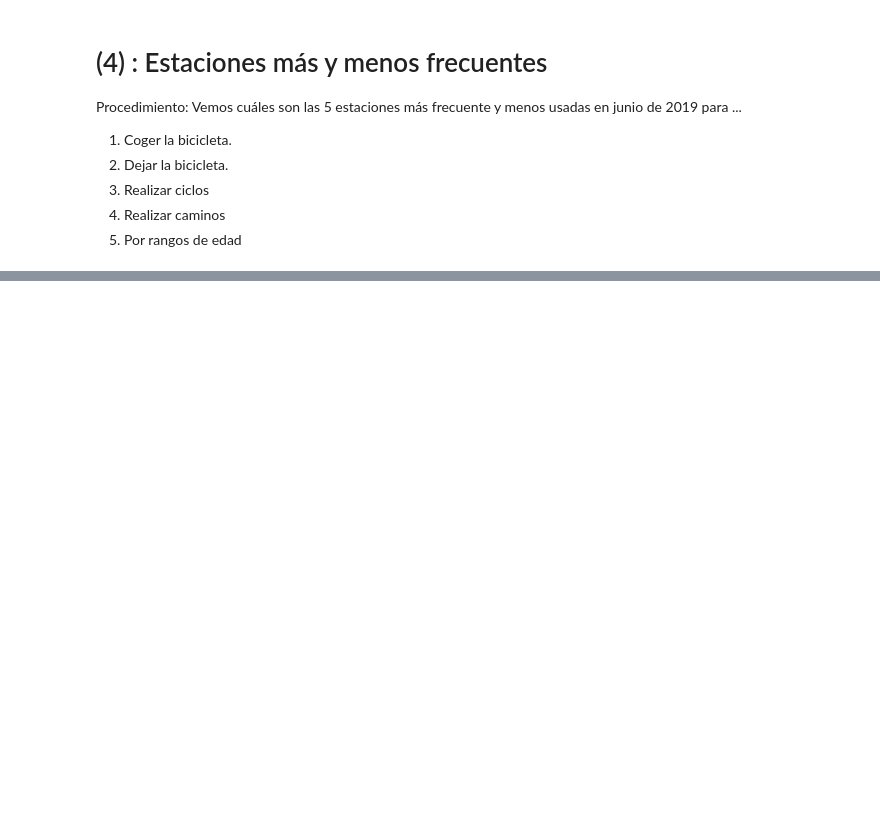
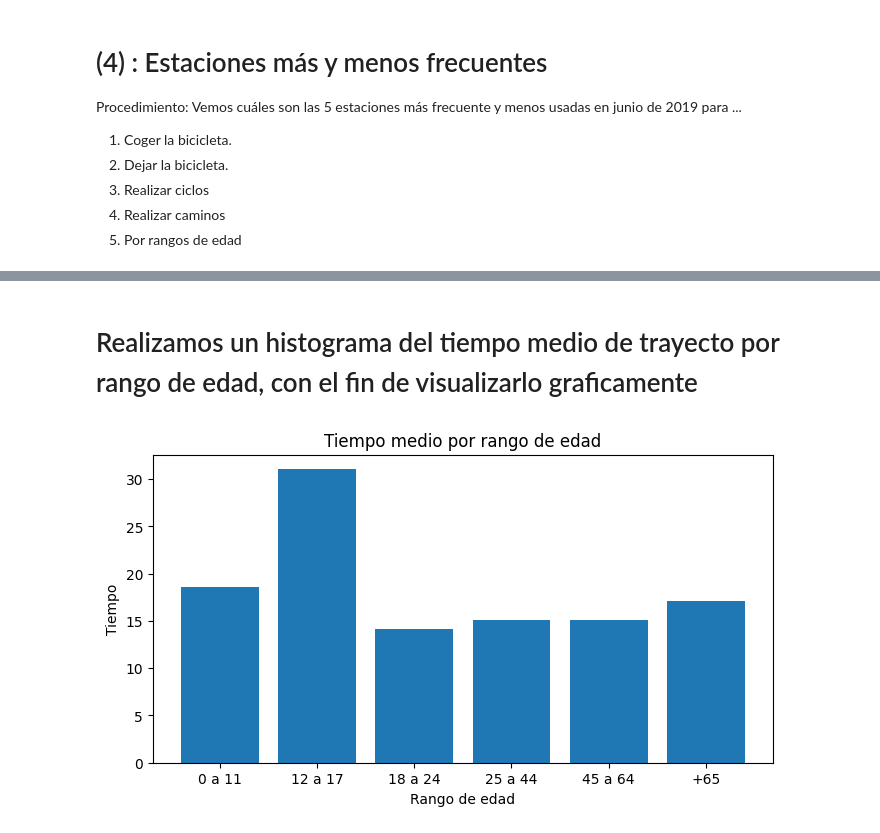
Before and after one commit to TeresaBallesterNavarro/Bicimad_Grupo16, a Jupyter notebook: practica_spark.ipynb, the cells around one changed output, grey strips where cells are left out. Drawn from its saved outputs; the diff is of its cells as text; code cells hidden in the pictures; blank space fills up the shorter version.

```diff
--- a/practica_spark.ipynb
+++ b/practica_spark.ipynb
@@ -286,14 +312,16 @@ usuarios_mayores.take(1)
 # %% [markdown]
 Ahora veamos cual es el tiempo promedio por franja de edad
 # %%
-media_niños = usuarios_niños.map(lambda x: (x[4])).mean()
-media_jovenes = usuarios_jovenes.map(lambda x: (x[4])).mean()
-media_jovenes_adultos = usuarios_jovenes_adultos.map(lambda x: (x[4])).mean()
-media_adultos = usuarios_adultos.map(lambda x: (x[4])).mean()
-media_mayores = usuarios_mayores.map(lambda x: (x[4])).mean()
-print(f'El tiempo medio de uso en los niños es {(f"{(media_niños/60):.2f}")} horas')
-print(f'El tiempo medio de uso en los jovenes es {f"{(media_jovenes/60):.2f}"} horas')
-print(f'El tiempo medio de uso en los jovenes/adultos es {f"{(media_jovenes_adultos/60):.2f}"} horas')
-print(f'El tiempo medio de uso en los adultos es {f"{(media_adultos/60):.2f}"} horas')
-print(f'El tiempo medio de uso en los mayores es {f"{(media_mayores/60):.2f}"} horas')
+media_niños = usuarios_niños.map(lambda x: (x[4])).mean()/60
+media_adolescentes = usuarios_adolescentes.map(lambda x: (x[4])).mean()/60
+media_jovenes = usuarios_jovenes.map(lambda x: (x[4])).mean()/60
+media_jovenes_adultos = usuarios_jovenes_adultos.map(lambda x: (x[4])).mean()/60
+media_adultos = usuarios_adultos.map(lambda x: (x[4])).mean()/60
+media_mayores = usuarios_mayores.map(lambda x: (x[4])).mean()/60
+print(f'El tiempo medio de uso en los niños es {(f"{(media_niños):.2f}")} minutos')
+print(f'El tiempo medio de uso en los adolescentes es {(f"{(media_adolescentes):.2f}")} minutos')
+print(f'El tiempo medio de uso en los jovenes es {f"{(media_jovenes):.2f}"} minutos')
+print(f'El tiempo medio de uso en los jovenes/adultos es {f"{(media_jovenes_adultos):.2f}"} minutos')
+print(f'El tiempo medio de uso en los adultos es {f"{(media_adultos):.2f}"} minutos')
+print(f'El tiempo medio de uso en los mayores es {f"{(media_mayores):.2f}"} minutos')
 # %% [output]
@@ -420,0 +493,12 @@ NameError: name 'usuarios_niños' is not defined
+# %% [markdown]
+# Realizamos un histograma del tiempo medio de trayecto por rango de edad, con el fin de visualizarlo graficamente
+# %%
+media_edades = [media_niños,media_adolescentes,media_jovenes,media_jovenes_adultos,media_adultos,media_mayores]
+plt.figure(figsize=(8,4))
+plt.bar(edades, media_edades)
+plt.ylabel('Tiempo')
+plt.xlabel('Rango de edad')
+plt.title('Tiempo medio por rango de edad')
+plt.show()
+# %% [output]
+[figure, added]
```
Also changed, not shown: parts of 32 cells of this notebook, 1 other file.
